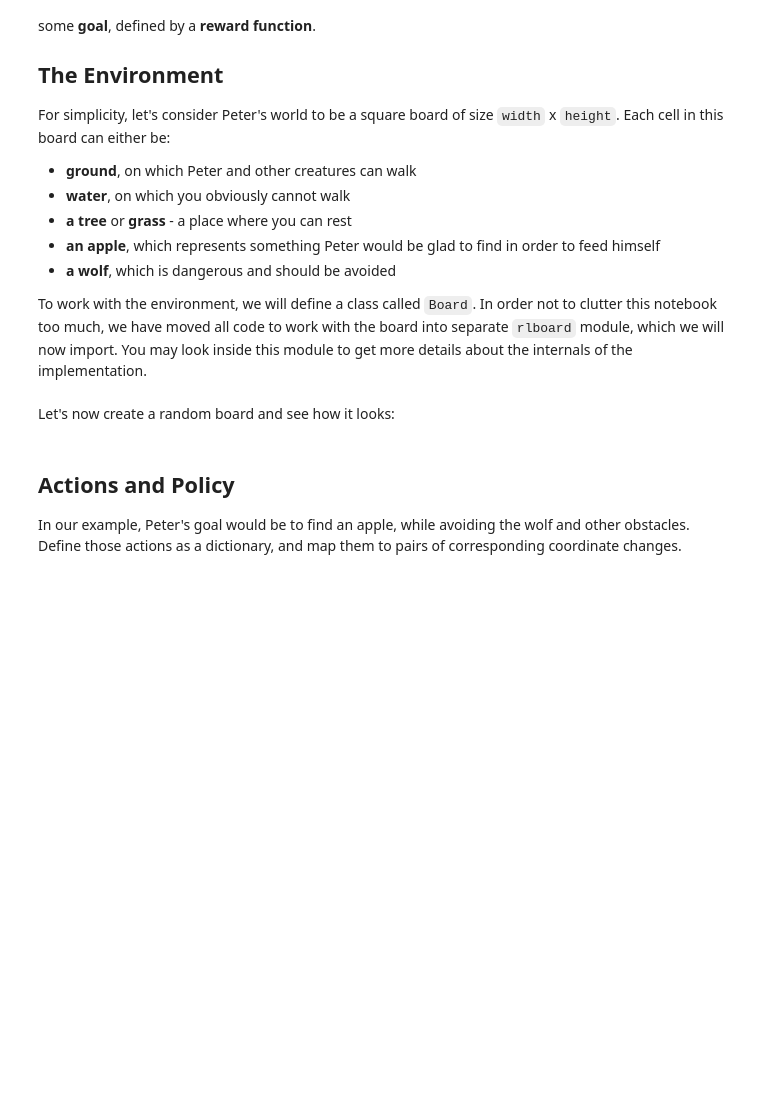
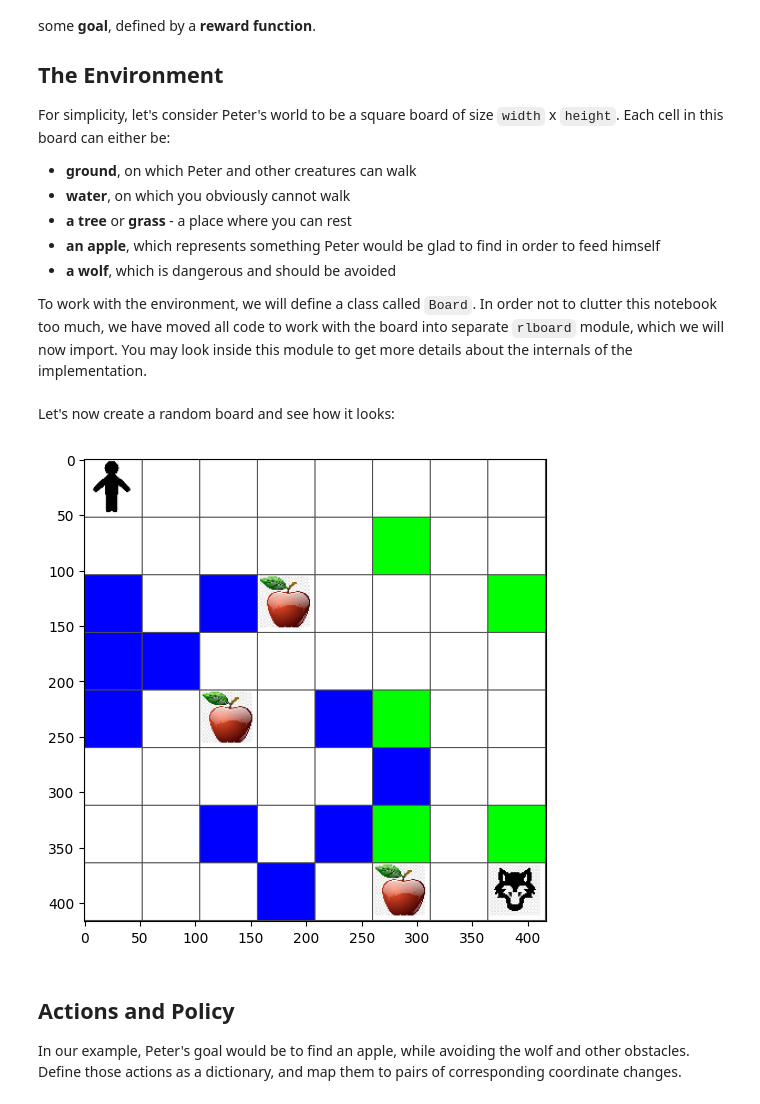
Before and after one commit to DasoTD/ReinforcementLearning, a Jupyter notebook: notebook.ipynb, the cells around one changed output. Drawn from its saved outputs; the diff is of its cells as text; code cells hidden in the pictures; blank space fills up the shorter version.

Commit message:
generating visuals

```diff
--- a/notebook.ipynb
+++ b/notebook.ipynb
@@ -31,3 +50,13 @@ Let's now create a random board and see how it looks:
+# %%
+# code block 1
+from rlboard import *
+
+width, height = 8,8
+m = Board(width,height)
+m.randomize(seed=13)
+m.plot()
+# %% [output]
+[figure, added]
 # %% [markdown]
 ## Actions and Policy
 
```
Also changed, not shown: parts of 2 cells of this notebook.
